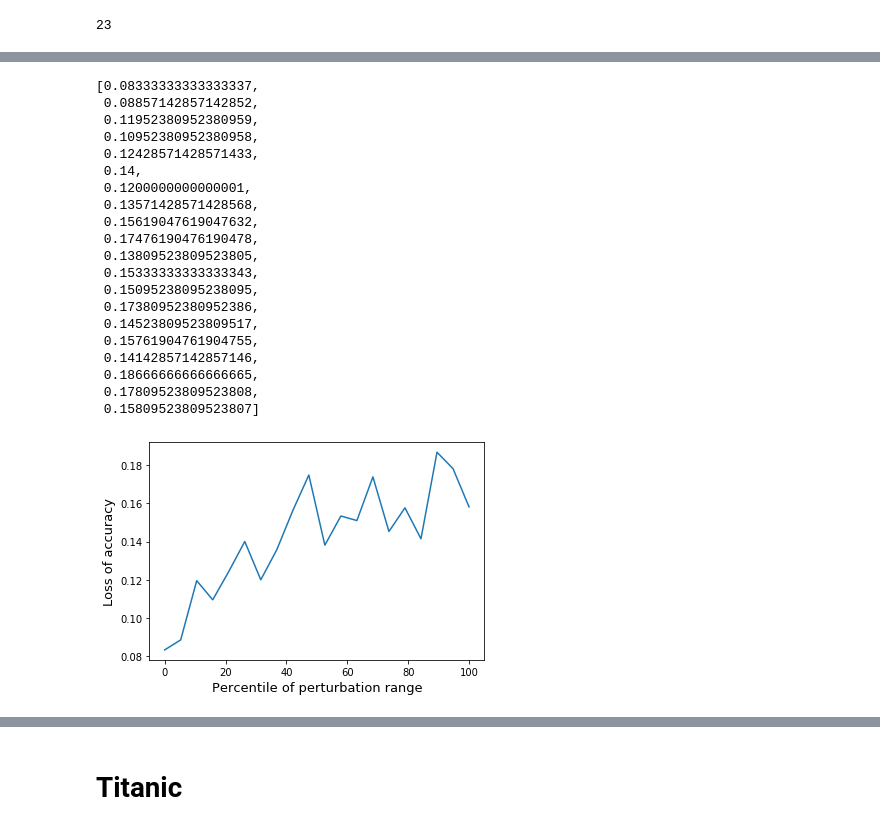
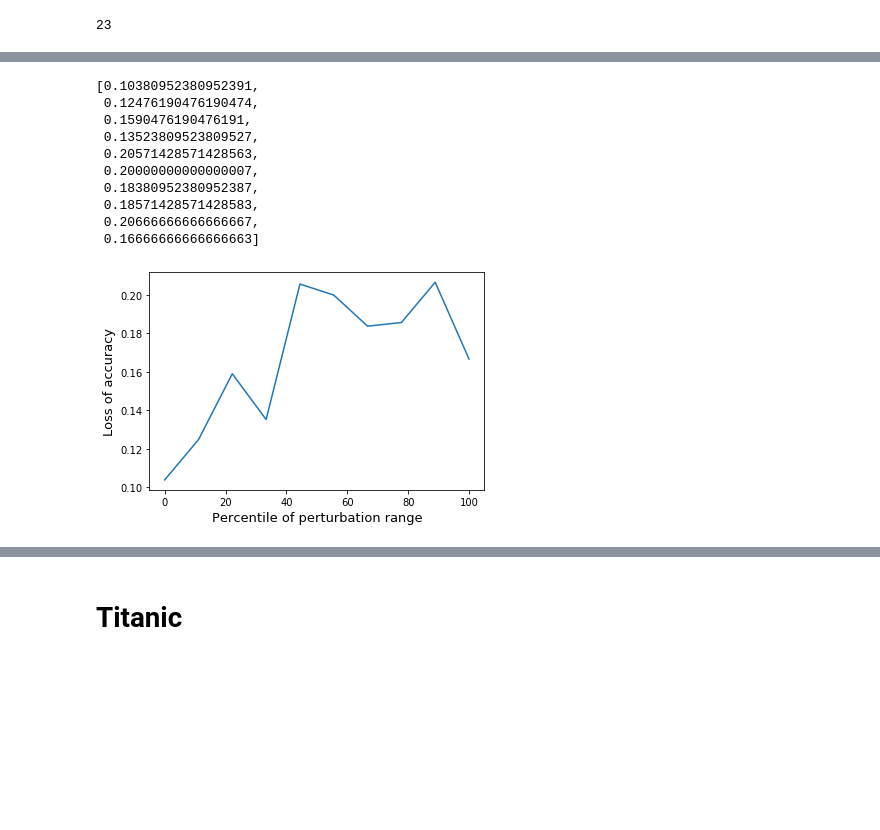
Before and after one commit to greghvk/ml_models_explainability, a Jupyter notebook: compare_frameworks.ipynb, the cells around one changed output, grey strips where cells are left out. Drawn from its saved outputs; the diff is of its cells as text; code cells hidden in the pictures; blank space fills up the shorter version.

```diff
--- a/compare_frameworks.ipynb
+++ b/compare_frameworks.ipynb
@@ -104,24 +127,14 @@ examine_local_fidelity(fico_forest, f_X_test, f_y_test, framework='shap', count_
 # %%
-examine_local_fidelity(fico_forest, f_X_test, f_y_test, framework='lime', count_per_step=20, epsilon=23, resolution=20)
+examine_local_fidelity(f_forest, f_X_test, f_y_test, framework='lime', count_per_step=10, epsilon=23, resolution=10)
 # %% [output]
-[0.08333333333333337,
- 0.08857142857142852,
- 0.11952380952380959,
- 0.10952380952380958,
- 0.12428571428571433,
- 0.14,
- 0.1200000000000001,
- 0.13571428571428568,
- 0.15619047619047632,
- 0.17476190476190478,
- 0.13809523809523805,
- 0.15333333333333343,
- 0.15095238095238095,
- 0.17380952380952386,
- 0.14523809523809517,
- 0.15761904761904755,
- 0.14142857142857146,
- 0.18666666666666665,
- 0.17809523809523808,
- 0.15809523809523807]
+[0.10380952380952391,
+ 0.12476190476190474,
+ 0.1590476190476191,
+ 0.13523809523809527,
+ 0.20571428571428563,
+ 0.20000000000000007,
+ 0.18380952380952387,
+ 0.18571428571428583,
+ 0.20666666666666667,
+ 0.16666666666666663]
-[figure, old version]
+[figure, new version]
```
Also changed, not shown: parts of 20 cells of this notebook, 1 other file.
